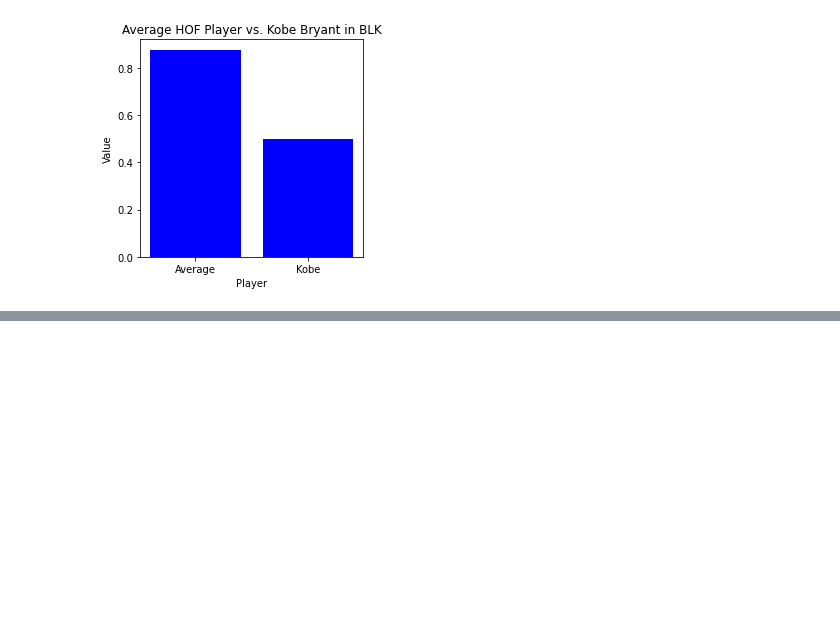
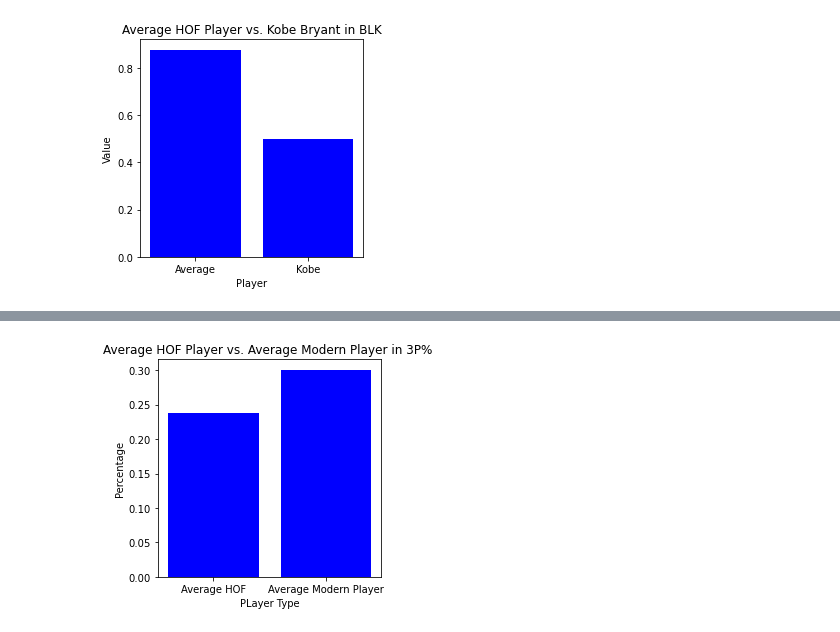
Before and after one commit to surmud/NBA-Hall-of-fame-predictor, a Jupyter notebook: hof.ipynb, the cells around one changed output, grey strips where cells are left out. Cells and saved outputs as stored; diff of their text form; code cells hidden in the pictures; blank space fills up the shorter version.

```diff
--- a/hof.ipynb
+++ b/hof.ipynb
@@ -237,0 +251,15 @@ for i in range(len(categories)):
+# %%
+#In modern NBA, the "3 point shot" is a game changer. As the 3 point shot becomes more and more deadly, with more players attempting 3s as a means of scoring, we want to see how much has the 3 point shot evolved over time among HOF players. Most current HOF players aren't from the era of the 3 pointer as that era began 2013 upwards. We hypothesize that the average 3P% among HOF players won't be as high as the average 3P% from current players, because we believe that older pros did not care much about the 3-pointer in their time.
+
+avg_3pt_hof = calc_category_average(hof_df,'3P%')
+avg_3pt_curr = calc_category_average(currSeasonStats, '3P%')
+fig = plt.figure(figsize = (4, 4))
+plt.bar(['Average HOF', 'Average Modern Player'], [avg_3pt_hof, avg_3pt_curr], color ='blue',
+        width = 0.8)
+
+plt.xlabel("PLayer Type")
+plt.ylabel("Percentage")
+plt.title("Average HOF Player vs. Average Modern Player in 3P% ")
+plt.show()
+# %% [output]
+[figure, added]
```
Also changed, not shown: parts of 4 cells of this notebook.
